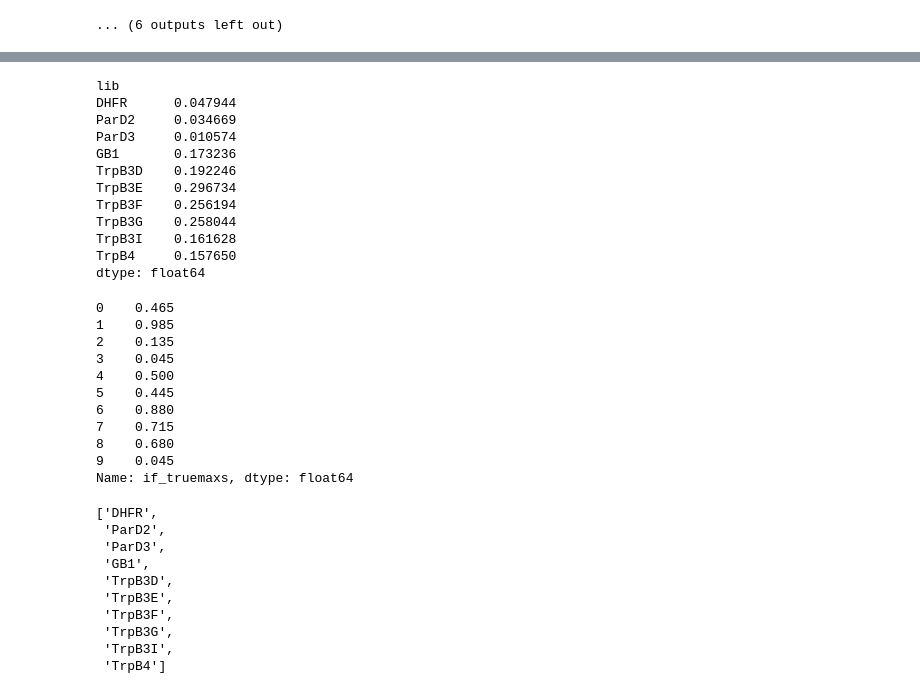
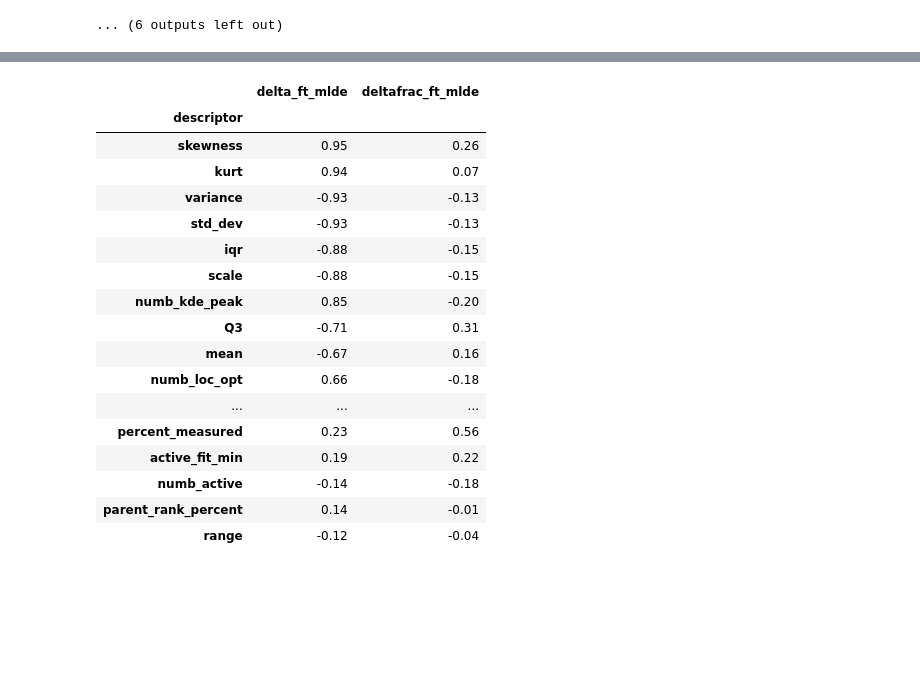
Before and after one commit to fhalab/SSMuLA, a Jupyter notebook: sandbox/plot_simple_corr_ft.ipynb, the cells around one changed output, grey strips where cells are left out. Drawn from its saved outputs; the diff is of its cells as text; code cells hidden in the pictures; blank space fills up the shorter version.

```diff
--- a/sandbox/plot_simple_corr_ft.ipynb
+++ b/sandbox/plot_simple_corr_ft.ipynb
@@ -222,29 +208,0 @@ de_std = merge_df[[c for c in merge_df.columns if "mean_all" in c]].std(axis=1)
-# %%
-merge_df["top_maxes"] - de_mean
-# %% [output]
-lib
-DHFR      0.047944
-ParD2     0.034669
-ParD3     0.010574
-GB1       0.173236
-TrpB3D    0.192246
-TrpB3E    0.296734
-TrpB3F    0.256194
-TrpB3G    0.258044
-TrpB3I    0.161628
-TrpB4     0.157650
-dtype: float64
-# %%
-merge_df["if_truemaxs"]
-# %% [output]
-0    0.465
-1    0.985
-2    0.135
-3    0.045
-4    0.500
-5    0.445
-6    0.880
-7    0.715
-8    0.680
-9    0.045
-Name: if_truemaxs, dtype: float64
@@ -254,13 +209,33 @@ de_std2 = merge_df[[c for c in merge_df.columns if "fraction_max" in c]].std(axi
-# %%
-_active_lib_list
-# %% [output]
-['DHFR',
- 'ParD2',
- 'ParD3',
- 'GB1',
- 'TrpB3D',
- 'TrpB3E',
- 'TrpB3F',
- 'TrpB3G',
- 'TrpB3I',
- 'TrpB4']
+# %%
+select_df3 = (
+    corr_df[
+        ["descriptor"]
+        + [
+            'delta_ft_mlde', "deltafrac_ft_mlde"
+        ]
+    ]
+    .iloc[:33]
+    .set_index("descriptor")
+).sort_values("delta_ft_mlde", ascending=False, key=abs).style.format(
+    "{:.2f}"
+).background_gradient(cmap=custom_cmap, vmin=-1, vmax=1)
+select_df3
+# %% [output]
+|  | delta_ft_mlde | deltafrac_ft_mlde |
+| descriptor |  |  |
+| skewness | 0.95 | 0.26 |
+| kurt | 0.94 | 0.07 |
+| variance | -0.93 | -0.13 |
+| std_dev | -0.93 | -0.13 |
+| iqr | -0.88 | -0.15 |
+| scale | -0.88 | -0.15 |
+| numb_kde_peak | 0.85 | -0.20 |
+| Q3 | -0.71 | 0.31 |
+| mean | -0.67 | 0.16 |
+| numb_loc_opt | 0.66 | -0.18 |
+| ... | ... | ... |
+| percent_measured | 0.23 | 0.56 |
+| active_fit_min | 0.19 | 0.22 |
+| numb_active | -0.14 | -0.18 |
+| parent_rank_percent | 0.14 | -0.01 |
+| range | -0.12 | -0.04 |
```
Also changed, not shown: parts of 16 cells of this notebook, 4 other files.
